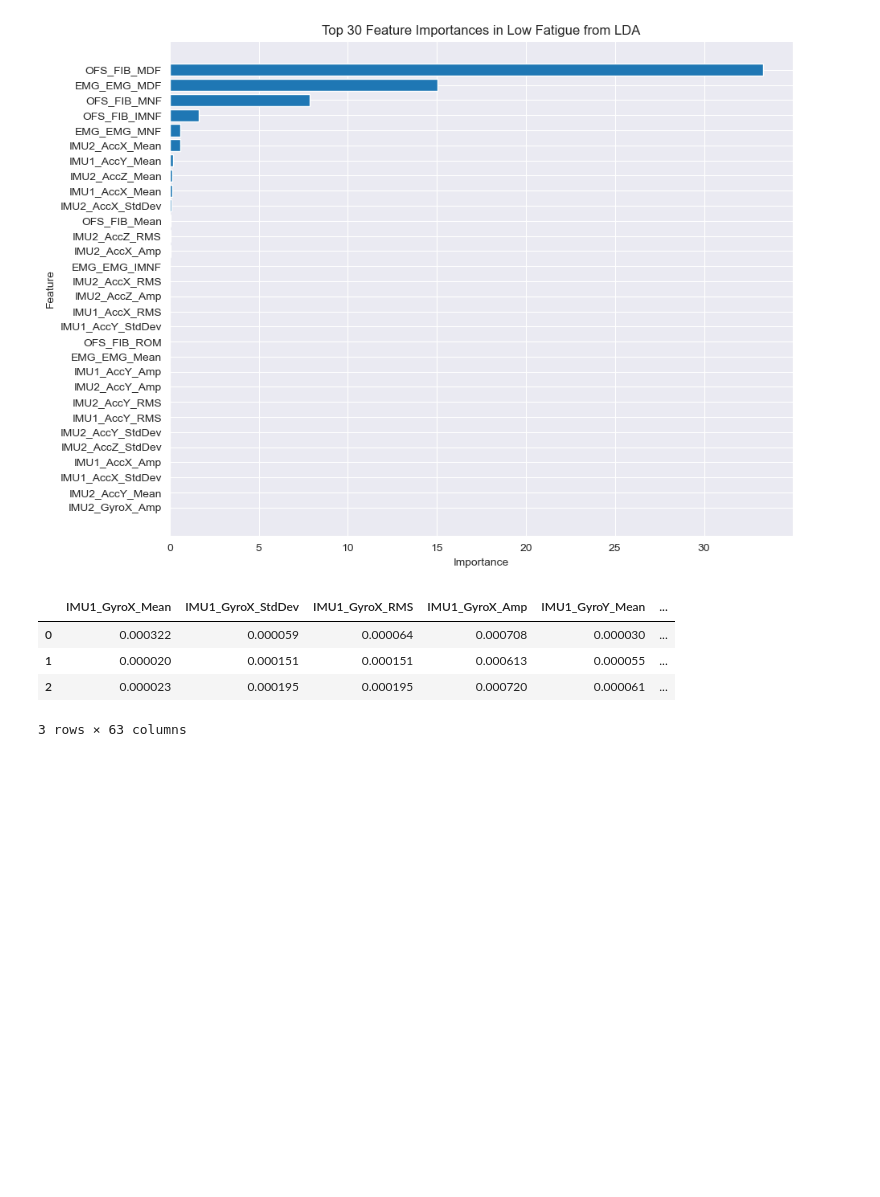
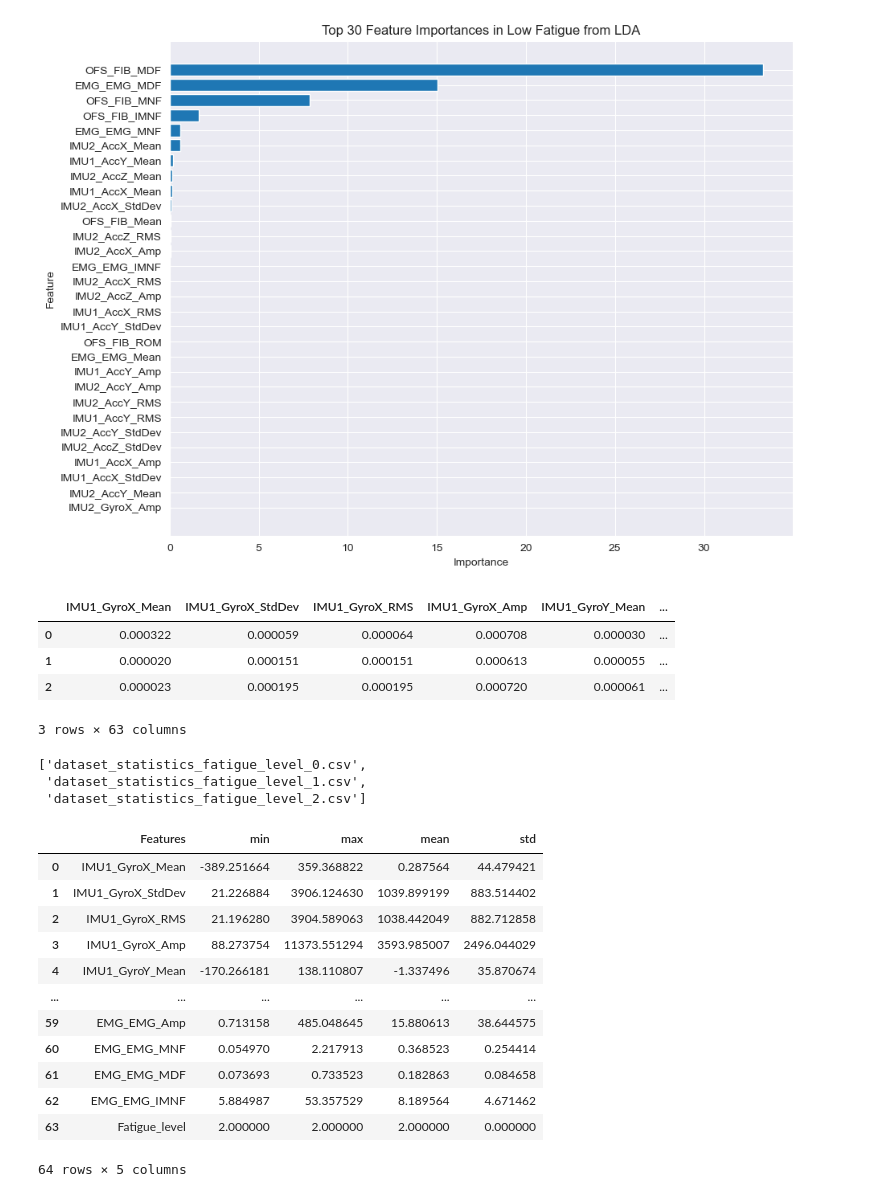
Before and after one commit to shinmohuang/FurtherResearch, a Jupyter notebook: daraset_visualization.ipynb, the cells around one changed output. Cells and saved outputs as stored; diff of their text form; code cells hidden in the pictures; blank space fills up the shorter version.

Commit message:
add: statistic_analysis

```diff
--- a/daraset_visualization.ipynb
+++ b/daraset_visualization.ipynb
@@ -169,3 +186,38 @@ pd.DataFrame(importance, columns=header_list[:-1])
 | 1 | 0.000020 | 0.000151 | 0.000151 | 0.000613 | 0.000055 | ... |
 | 2 | 0.000023 | 0.000195 | 0.000195 | 0.000720 | 0.000061 | ... |
 3 rows × 63 columns
+# %%
+# Splitting the dataset based on the 'Fatigue_level' and calculating statistics for each level
+fatigue_levels = dataset['Fatigue_level'].unique()
+
+# Paths for the output files
+output_paths = []
+
+for level in fatigue_levels:
+    level_stats = dataset[dataset['Fatigue_level'] == level].describe().transpose()[['min', 'max', 'mean', 'std']]
+    output_file_path = f'dataset_statistics_fatigue_level_{level}.csv'
+    level_stats.to_csv(output_file_path)
+    output_paths.append(output_file_path)
+
+output_paths
+# %% [output]
+['dataset_statistics_fatigue_level_0.csv',
+ 'dataset_statistics_fatigue_level_1.csv',
+ 'dataset_statistics_fatigue_level_2.csv']
+# %%
+high_fatigue = pd.read_csv('statistic_analysis/dataset_statistics_fatigue_level_2.csv')
+high_fatigue
+# %% [output]
+|  | Features | min | max | mean | std |
+| 0 | IMU1_GyroX_Mean | -389.251664 | 359.368822 | 0.287564 | 44.479421 |
+| 1 | IMU1_GyroX_StdDev | 21.226884 | 3906.124630 | 1039.899199 | 883.514402 |
+| 2 | IMU1_GyroX_RMS | 21.196280 | 3904.589063 | 1038.442049 | 882.712858 |
+| 3 | IMU1_GyroX_Amp | 88.273754 | 11373.551294 | 3593.985007 | 2496.044029 |
+| 4 | IMU1_GyroY_Mean | -170.266181 | 138.110807 | -1.337496 | 35.870674 |
+| ... | ... | ... | ... | ... | ... |
+| 59 | EMG_EMG_Amp | 0.713158 | 485.048645 | 15.880613 | 38.644575 |
+| 60 | EMG_EMG_MNF | 0.054970 | 2.217913 | 0.368523 | 0.254414 |
+| 61 | EMG_EMG_MDF | 0.073693 | 0.733523 | 0.182863 | 0.084658 |
+| 62 | EMG_EMG_IMNF | 5.884987 | 53.357529 | 8.189564 | 4.671462 |
+| 63 | Fatigue_level | 2.000000 | 2.000000 | 2.000000 | 0.000000 |
+64 rows × 5 columns
```
Also changed, not shown: parts of 5 cells of this notebook, 10 other files.
